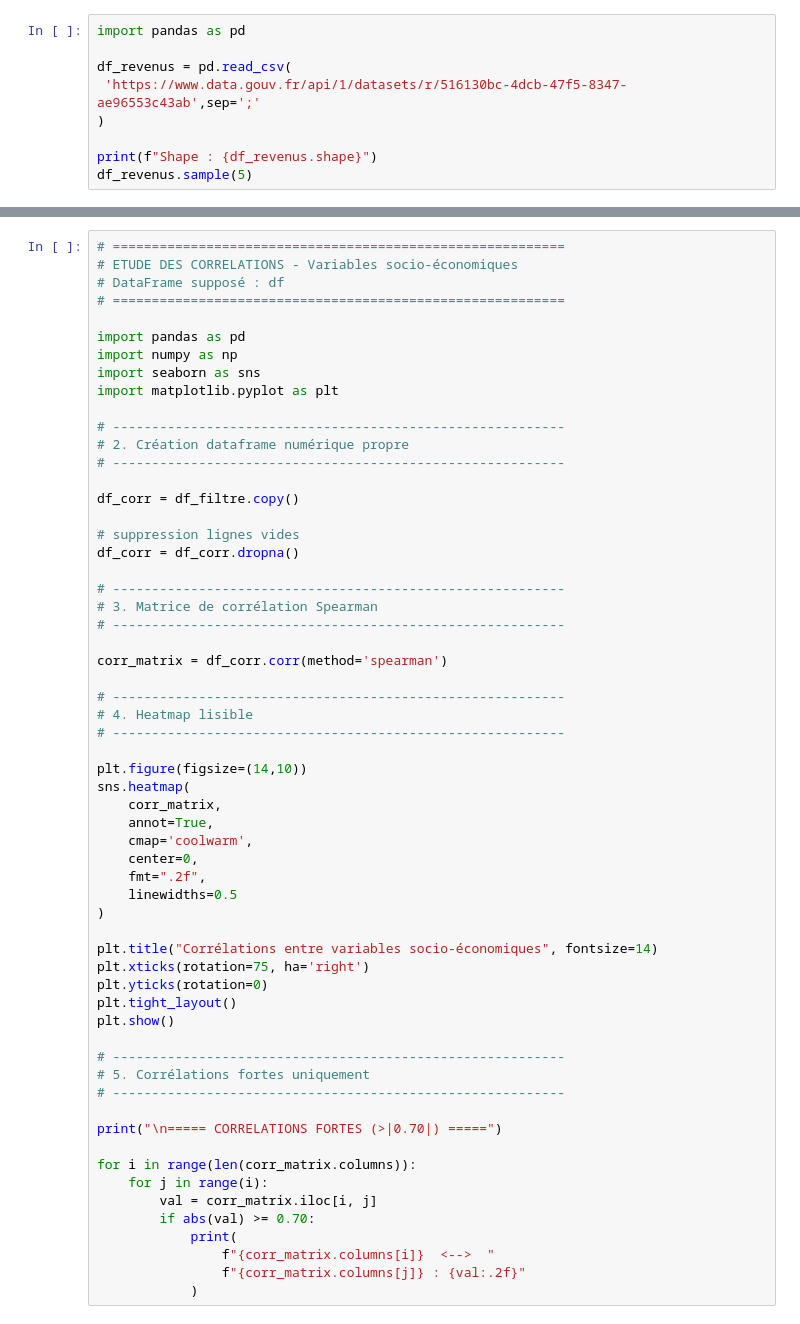
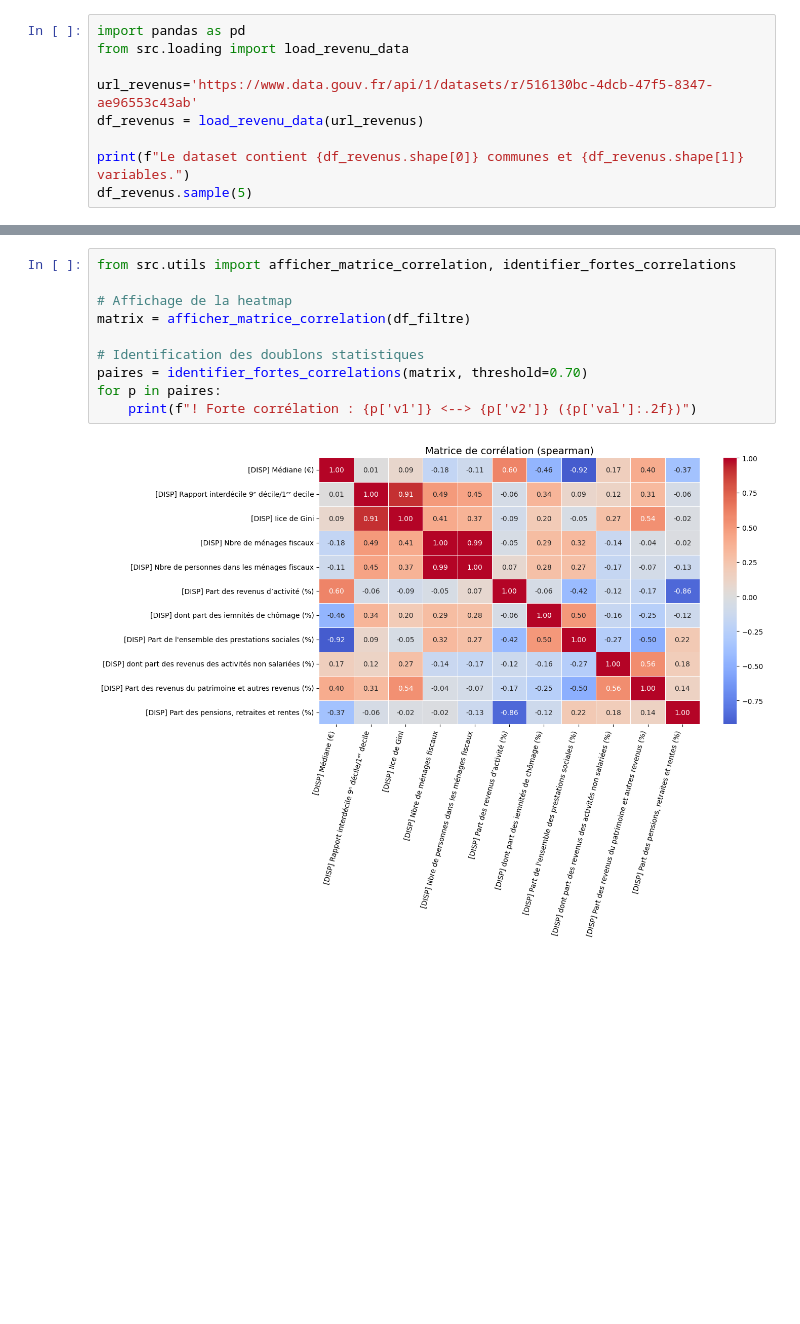
Before and after one commit to Laurine-ensai/projet_python_pour_la_data_science, a Jupyter notebook: etude_df_revenu.ipynb, the cells around one changed output, grey strips where cells are left out. Drawn from its saved outputs; the diff is of its cells as text; blank space fills up the shorter version.

Commit message:
maj notebook revenu

```diff
--- a/etude_df_revenu.ipynb
+++ b/etude_df_revenu.ipynb
@@ -1,9 +8,9 @@
 # %%
 import pandas as pd
+from src.loading import load_revenu_data
 
-df_revenus = pd.read_csv(
- 'https://www.data.gouv.fr/api/1/datasets/r/516130bc-4dcb-47f5-8347-ae96553c43ab',sep=';'
-)
+url_revenus='https://www.data.gouv.fr/api/1/datasets/r/516130bc-4dcb-47f5-8347-ae96553c43ab'
+df_revenus = load_revenu_data(url_revenus)
 
-print(f"Shape : {df_revenus.shape}")
+print(f"Le dataset contient {df_revenus.shape[0]} communes et {df_revenus.shape[1]} variables.")
 df_revenus.sample(5)
@@ -129,60 +129,12 @@ df_filtre.dtypes
 # %%
-# ==========================================================
-# ETUDE DES CORRELATIONS - Variables socio-économiques
-# DataFrame supposé : df
-# ==========================================================
+from src.utils import afficher_matrice_correlation, identifier_fortes_correlations
 
-import pandas as pd
-import numpy as np
-import seaborn as sns
-import matplotlib.pyplot as plt
+# Affichage de la heatmap
+matrix = afficher_matrice_correlation(df_filtre)
 
-# ----------------------------------------------------------
-# 2. Création dataframe numérique propre
-# ----------------------------------------------------------
-
-df_corr = df_filtre.copy()
-
-# suppression lignes vides
-df_corr = df_corr.dropna()
-
-# ----------------------------------------------------------
-# 3. Matrice de corrélation Spearman
-# ----------------------------------------------------------
-
-corr_matrix = df_corr.corr(method='spearman')
-
-# ----------------------------------------------------------
-# 4. Heatmap lisible
-# ----------------------------------------------------------
-
-plt.figure(figsize=(14,10))
-sns.heatmap(
-    corr_matrix,
-    annot=True,
-    cmap='coolwarm',
-    center=0,
-    fmt=".2f",
-    linewidths=0.5
-)
-
-plt.title("Corrélations entre variables socio-économiques", fontsize=14)
-plt.xticks(rotation=75, ha='right')
-plt.yticks(rotation=0)
-plt.tight_layout()
-plt.show()
-
-# ----------------------------------------------------------
-# 5. Corrélations fortes uniquement
-# ----------------------------------------------------------
-
-print("\n===== CORRELATIONS FORTES (>|0.70|) =====")
-
-for i in range(len(corr_matrix.columns)):
-    for j in range(i):
-        val = corr_matrix.iloc[i, j]
-        if abs(val) >= 0.70:
-            print(
-                f"{corr_matrix.columns[i]}  <-->  "
-                f"{corr_matrix.columns[j]} : {val:.2f}"
-            )
+# Identification des doublons statistiques
+paires = identifier_fortes_correlations(matrix, threshold=0.70)
+for p in paires:
+    print(f"! Forte corrélation : {p['v1']} <--> {p['v2']} ({p['val']:.2f})")
+# %% [output]
+[figure, added]
```
Also changed, not shown: parts of 26 cells of this notebook, 2 other files.
